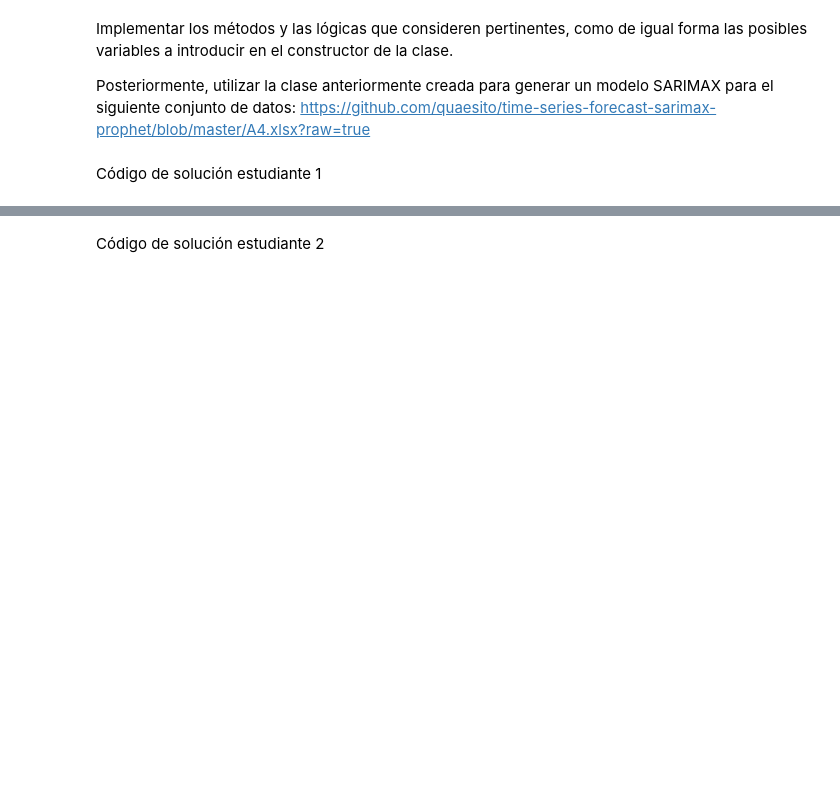
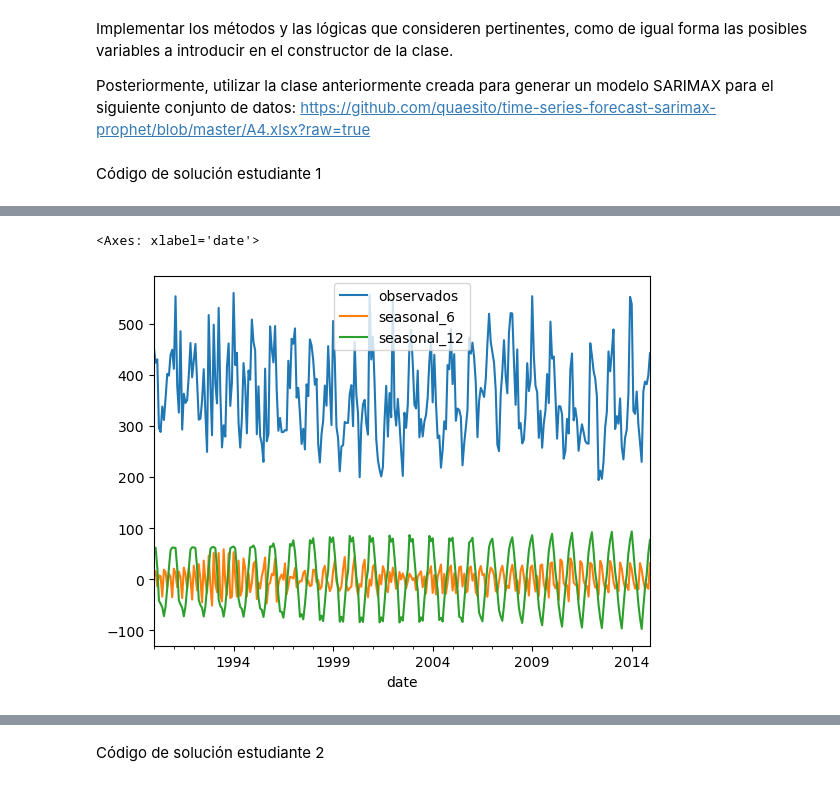
Before and after one commit to ChristaBarrios/Tarea_3_CIBarrios_JAContreras, a Jupyter notebook: Plantilla_Tareas.ipynb, the cells around one changed output, grey strips where cells are left out. Saved outputs shown, nothing was run; the diff lists cells and outputs as text; code cells hidden in the pictures; blank space fills up the shorter version.

```diff
--- a/Plantilla_Tareas.ipynb
+++ b/Plantilla_Tareas.ipynb
@@ -42,0 +229,7 @@ Código de solución estudiante 1
+# %%
+observ = des.observed.to_frame('observados').plot()
+
+des.seasonal[:500].plot(ax=observ)
+# %% [output]
+<Axes: xlabel='date'>
+[figure, added]
```
Also changed, not shown: parts of 31 cells of this notebook.
